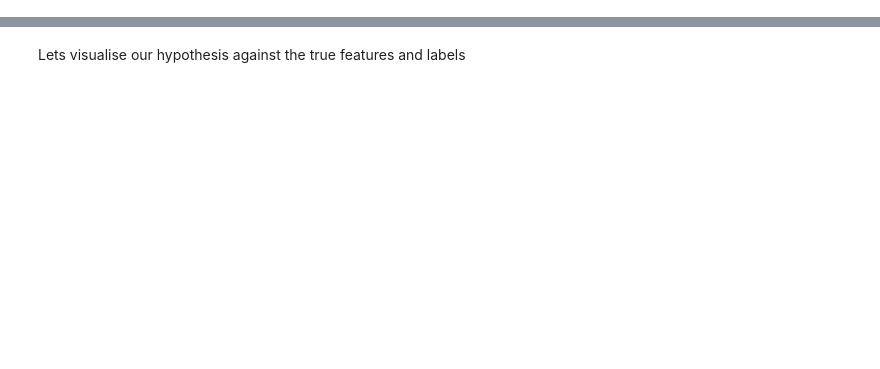
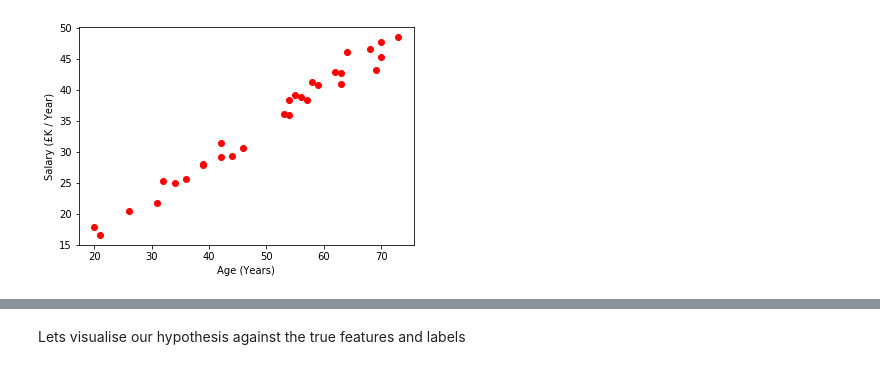
Before and after one commit to AndreaSottana/Strong-ML-Foundations, a Jupyter notebook: Intro to Machine Learning solutions.ipynb, the cells around one changed output, grey strips where cells are left out. Cells and saved outputs as stored; diff of their text form; code cells hidden in the pictures; blank space fills up the shorter version.

```diff
--- a/Intro to Machine Learning solutions.ipynb
+++ b/Intro to Machine Learning solutions.ipynb
@@ -58 +82,21 @@ In this notebook, and the first series of lectures, we will be learning about su
+# %%
+# Let's import some data.
+import numpy as np
+import matplotlib.pyplot as plt
+
+data_income = np.genfromtxt('data/income_data.csv', delimiter=',') ## Import income data and save to variable.
+
+X = data_income[:, 0] ## Extract an array of the ages from the data.
+Y = data_income[:, 1] ## Extract an array of the salaries from the data.
+
+def plot_data(X, Y):
+    plt.figure() # create a figure
+    plt.scatter(X, Y, c='r') # plot the data in color=red
+    plt.xlabel('Age (Years)')
+    plt.ylabel('Salary (£K / Year)')
+    plt.show()
+
+plot_data(ages, salaries)
+# %% [output]
+[figure, added]
 # %% [markdown]
```
Also changed, not shown: parts of 18 cells of this notebook.
